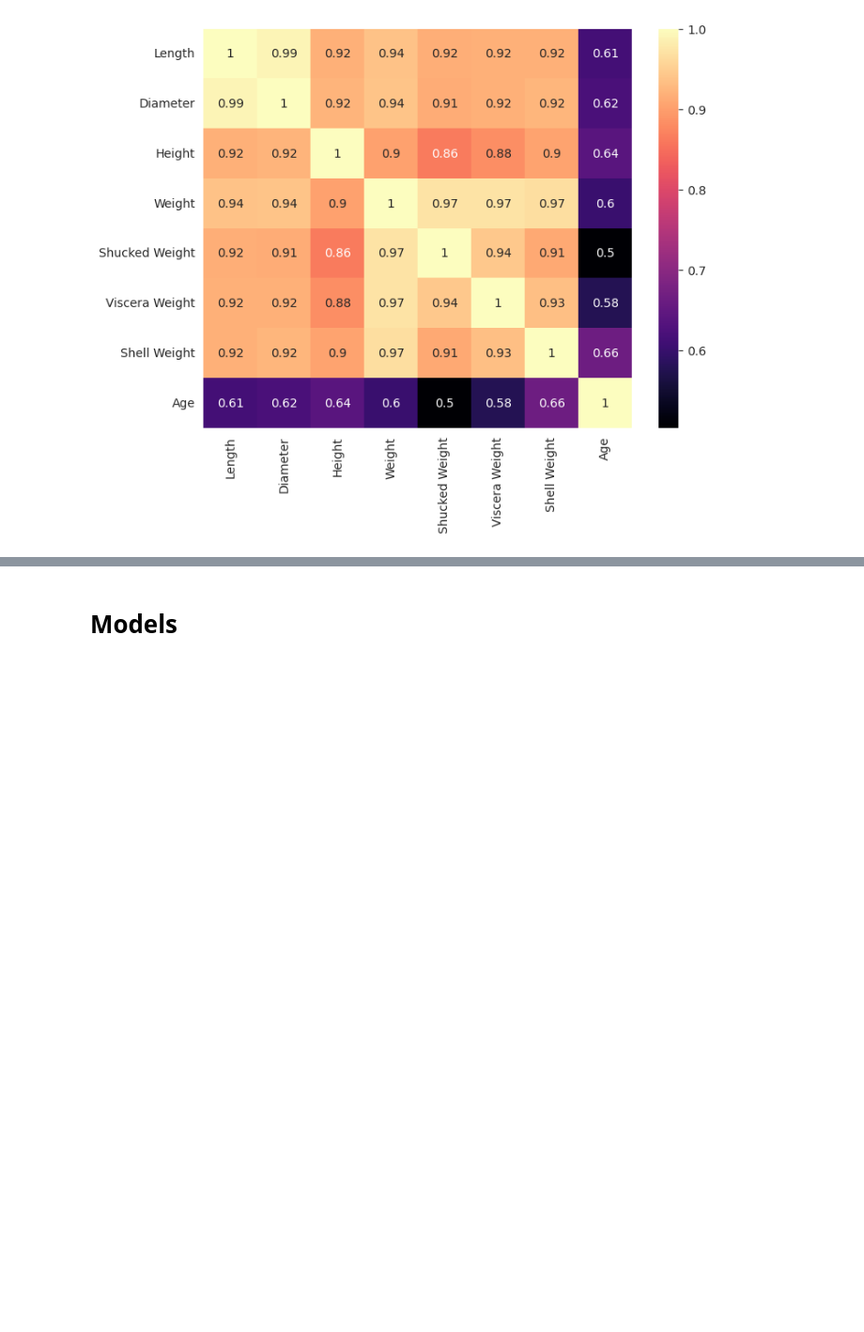
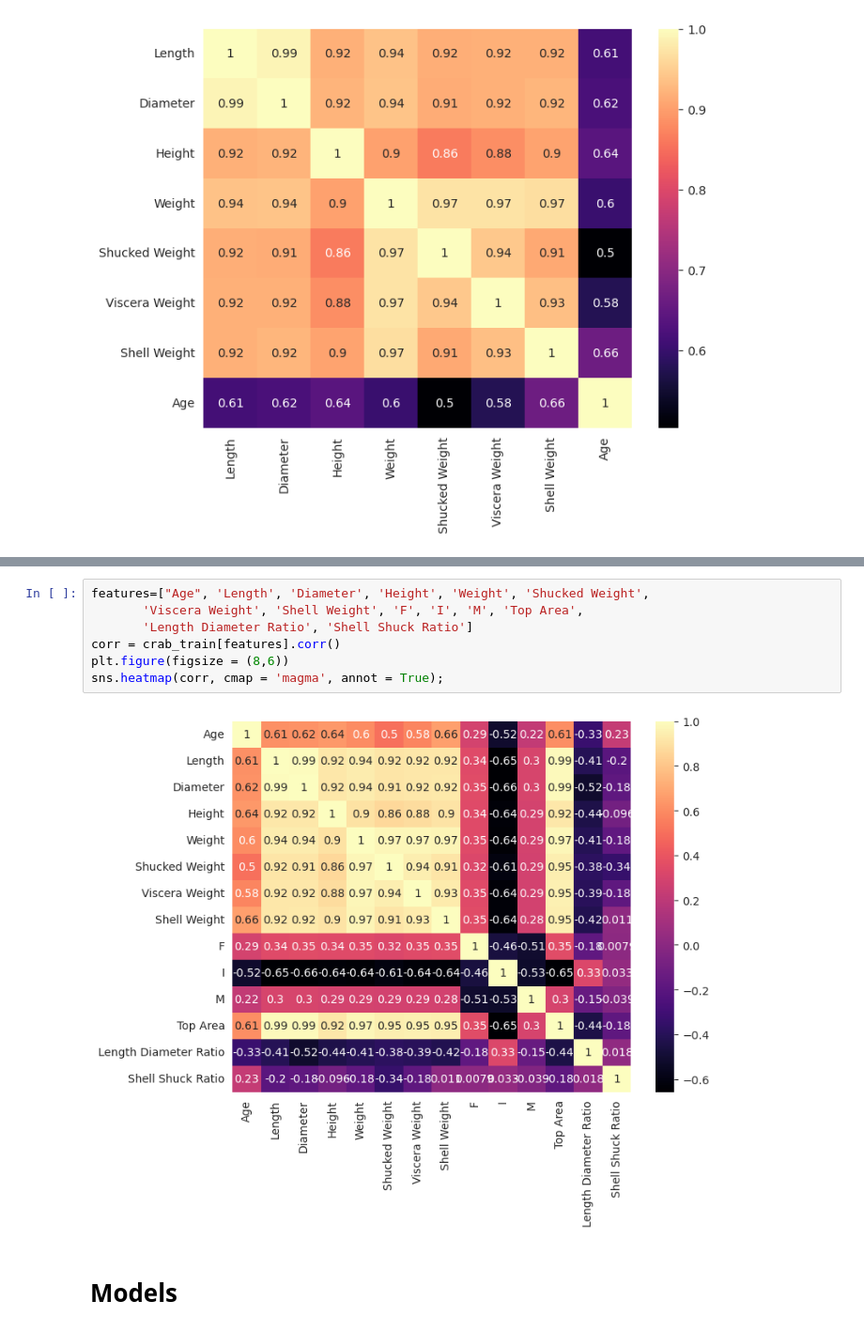
Before and after one commit to IqmanS/Machine-Learning-Notebooks, a Jupyter notebook: playground_series/crab_age/crab-age.ipynb, the cells around one changed output, grey strips where cells are left out. Shown at 94% size. Cells and saved outputs as stored; diff of their text form; blank space fills up the shorter version.

```diff
--- a/playground_series/crab_age/crab-age.ipynb
+++ b/playground_series/crab_age/crab-age.ipynb
@@ -115,3 +137,12 @@ sns.heatmap(corr, cmap = 'magma', annot = True);
+# %%
+features=["Age", 'Length', 'Diameter', 'Height', 'Weight', 'Shucked Weight',
+       'Viscera Weight', 'Shell Weight', 'F', 'I', 'M', 'Top Area',
+       'Length Diameter Ratio', 'Shell Shuck Ratio']
+corr = crab_train[features].corr()
+plt.figure(figsize = (8,6))
+sns.heatmap(corr, cmap = 'magma', annot = True);
+# %% [output]
+[figure, added]
 # %% [markdown]
 # **Models**
 # %%
```
Also changed, not shown: parts of 24 cells of this notebook.
